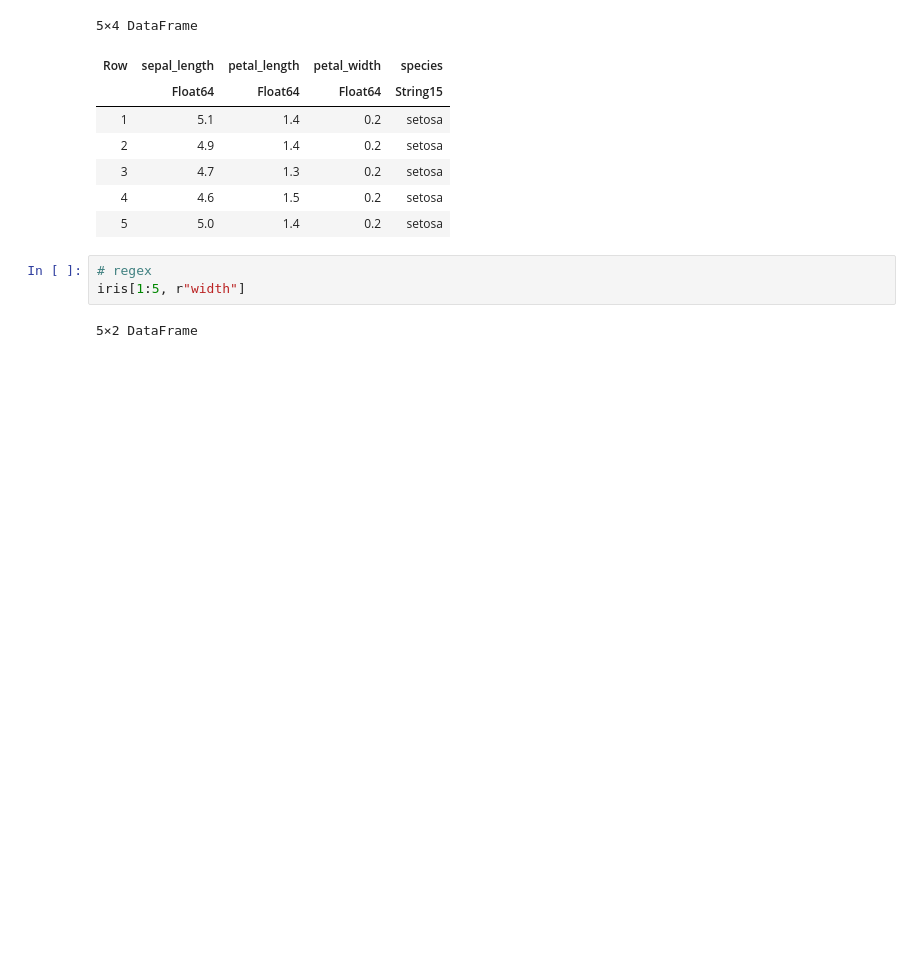
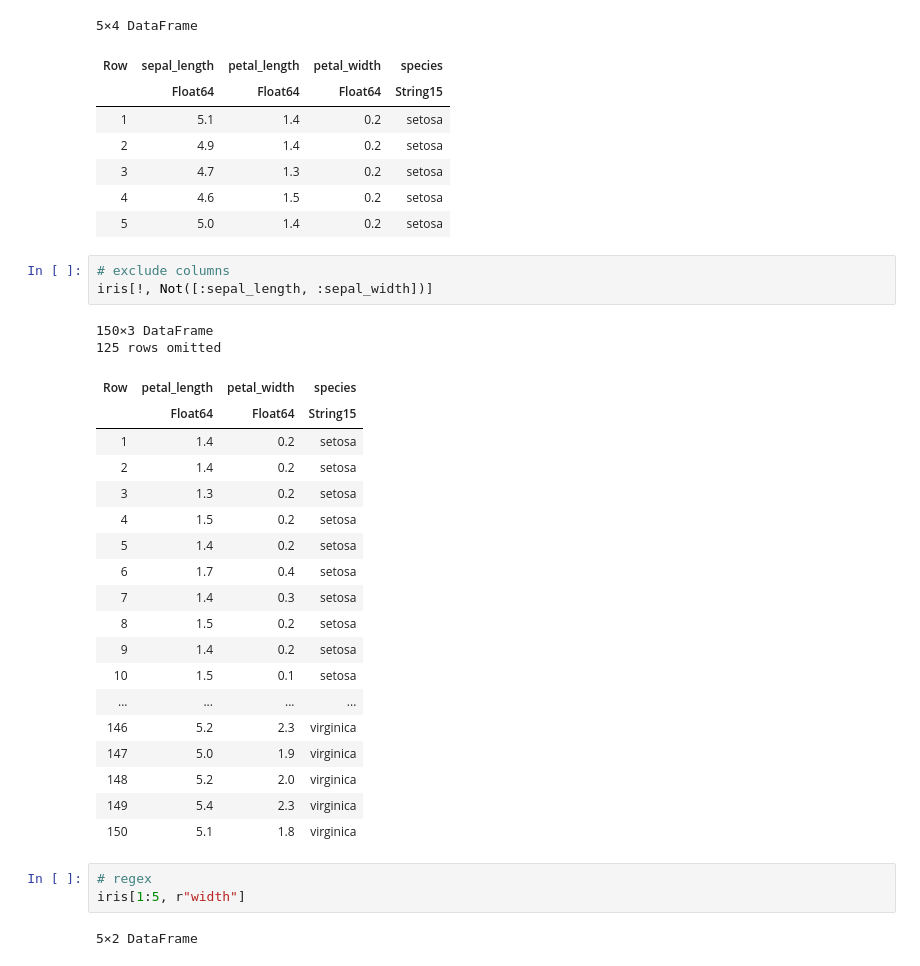
Before and after one commit to Brinkhuis/JuliaBasics, a Jupyter notebook: dataframes.ipynb, the cells around one changed output. Cells and saved outputs as stored; diff of their text form; blank space fills up the shorter version.

```diff
--- a/dataframes.ipynb
+++ b/dataframes.ipynb
@@ -556,6 +646,30 @@ iris[1:5, Cols(:sepal_length, Between(:petal_length, :species))]
 | 3 | 4.7 | 1.3 | 0.2 | setosa |
 | 4 | 4.6 | 1.5 | 0.2 | setosa |
 | 5 | 5.0 | 1.4 | 0.2 | setosa |
+# %%
+# exclude columns
+iris[!, Not([:sepal_length, :sepal_width])]
+# %% [output]
+150×3 DataFrame
+125 rows omitted
+| Row | petal_length | petal_width | species |
+|  | Float64 | Float64 | String15 |
+| 1 | 1.4 | 0.2 | setosa |
+| 2 | 1.4 | 0.2 | setosa |
+| 3 | 1.3 | 0.2 | setosa |
+| 4 | 1.5 | 0.2 | setosa |
+| 5 | 1.4 | 0.2 | setosa |
+| 6 | 1.7 | 0.4 | setosa |
+| 7 | 1.4 | 0.3 | setosa |
+| 8 | 1.5 | 0.2 | setosa |
+| 9 | 1.4 | 0.2 | setosa |
+| 10 | 1.5 | 0.1 | setosa |
+| ... | ... | ... | ... |
+| 146 | 5.2 | 2.3 | virginica |
+| 147 | 5.0 | 1.9 | virginica |
+| 148 | 5.2 | 2.0 | virginica |
+| 149 | 5.4 | 2.3 | virginica |
+| 150 | 5.1 | 1.8 | virginica |
 # %%
 # regex
 iris[1:5, r"width"]
```
Also changed, not shown: parts of 18 cells of this notebook.
